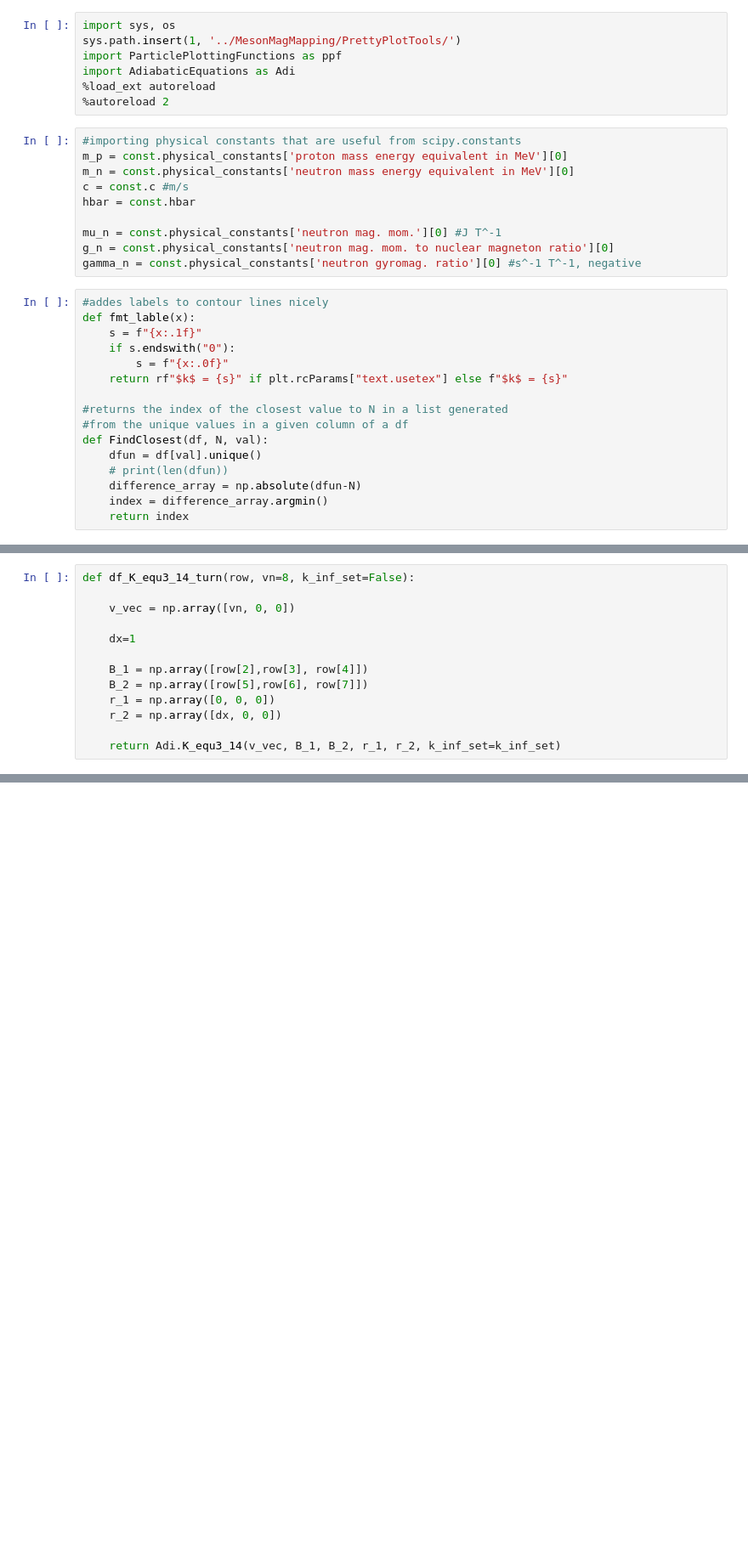
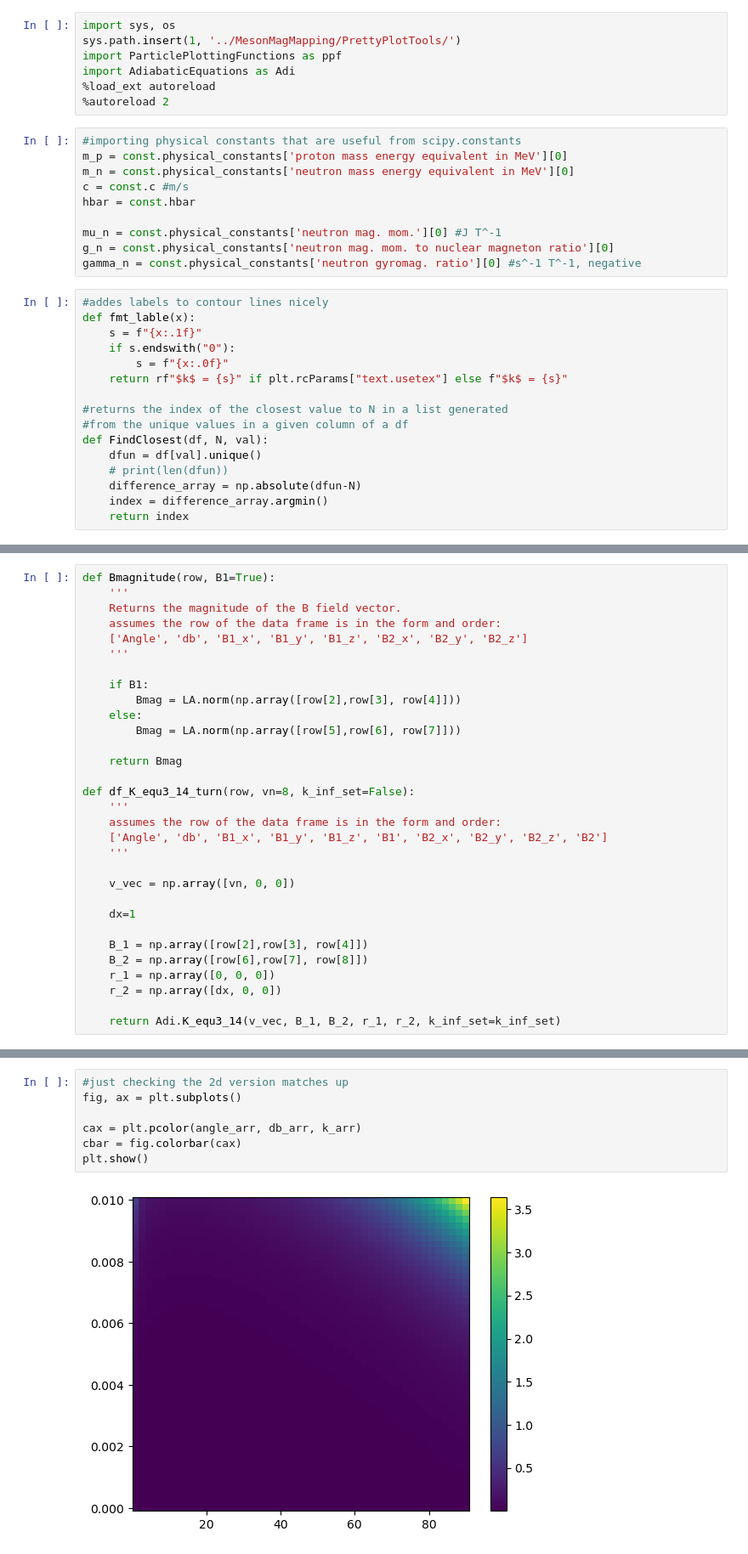
Before and after one commit to eklem1/AdiabaticSpinTransp, a Jupyter notebook: AnewMess.ipynb, the cells around one changed output, grey strips where cells are left out. Shown at 85% size. Saved outputs shown, nothing was run; the diff lists cells and outputs as text; blank space fills up the shorter version.

```diff
--- a/AnewMess.ipynb
+++ b/AnewMess.ipynb
@@ -146,12 +137,30 @@ Bdata
 # %%
+def Bmagnitude(row, B1=True):
+    '''
+    Returns the magnitude of the B field vector.
+    assumes the row of the data frame is in the form and order:
+    ['Angle', 'db', 'B1_x', 'B1_y', 'B1_z', 'B2_x', 'B2_y', 'B2_z']
+    '''
+
+    if B1:
+        Bmag = LA.norm(np.array([row[2],row[3], row[4]]))
+    else:
+        Bmag = LA.norm(np.array([row[5],row[6], row[7]]))
+
+    return Bmag
+
 def df_K_equ3_14_turn(row, vn=8, k_inf_set=False):
+    '''
+    assumes the row of the data frame is in the form and order:
+    ['Angle', 'db', 'B1_x', 'B1_y', 'B1_z', 'B1', 'B2_x', 'B2_y', 'B2_z', 'B2']
+    '''
 
     v_vec = np.array([vn, 0, 0])
 
     dx=1
 
     B_1 = np.array([row[2],row[3], row[4]])
-    B_2 = np.array([row[5],row[6], row[7]])
+    B_2 = np.array([row[6],row[7], row[8]])
     r_1 = np.array([0, 0, 0])
     r_2 = np.array([dx, 0, 0])
 
@@ -198,0 +218,9 @@ ValueError: Argument Z must be 2-dimensional.
+# %%
+#just checking the 2d version matches up
+fig, ax = plt.subplots()
+
+cax = plt.pcolor(angle_arr, db_arr, k_arr)
+cbar = fig.colorbar(cax)
+plt.show()
+# %% [output]
+[figure, added]
```
Also changed, not shown: parts of 8 cells of this notebook.
